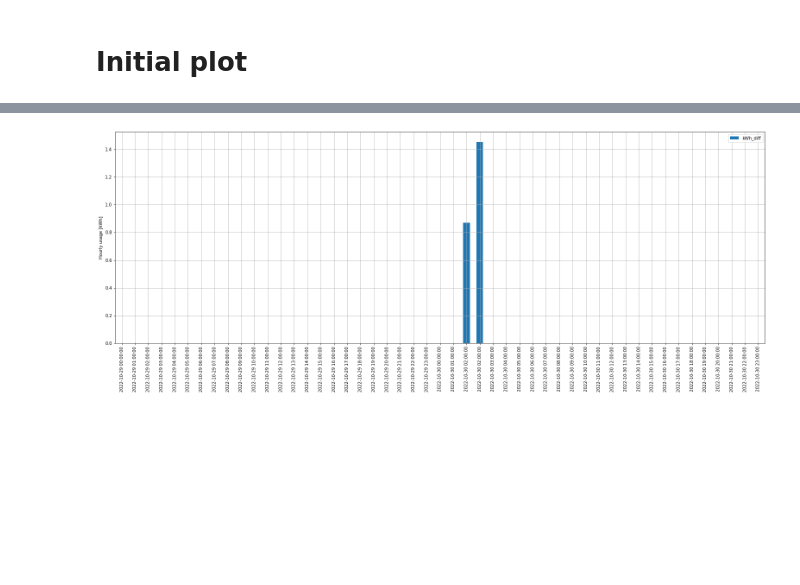
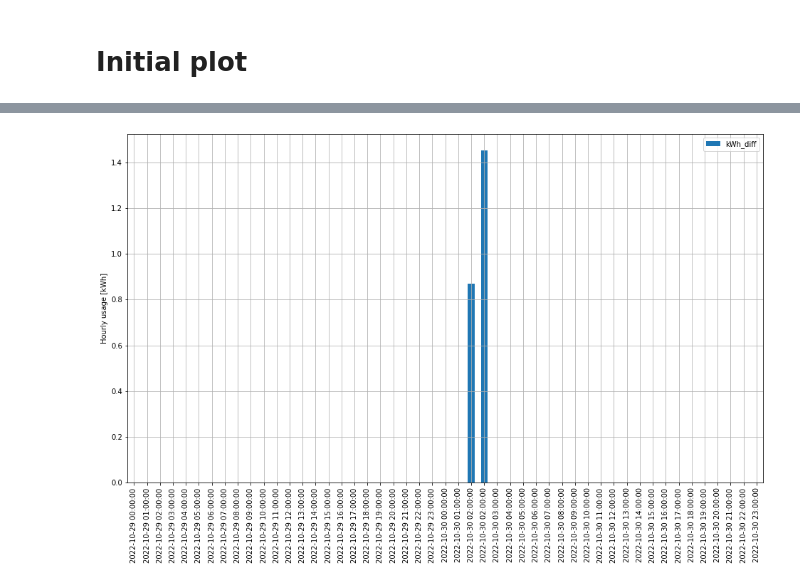
Before and after one commit to tjansson60/ewii-data-processing, a Jupyter notebook: process-ewii-data.ipynb, the cells around one changed output, grey strips where cells are left out. Saved outputs shown, nothing was run; the diff lists cells and outputs as text; code cells hidden in the pictures; blank space fills up the shorter version.

```diff
--- a/process-ewii-data.ipynb
+++ b/process-ewii-data.ipynb
@@ -190,15 +189,15 @@ ax.set_xlabel('');
 # %%
 df_plot_diff_zoom = df.loc['2022-10-29':'2022-10-30']
 ax = df_plot_diff_zoom.plot(
     y='kWh_diff',
-    figsize=(27,9),
+    figsize=(16,9),
     grid=True,
     kind='bar'
     )
 ax.set_ylabel('Hourly usage [kWh]');
 ax.set_xlabel('');
 # %% [output]
-[figure, old version]
+[figure, new version]
 # %%
 # Plot averages
 averages = [
```
Also changed, not shown: parts of 4 cells of this notebook.
